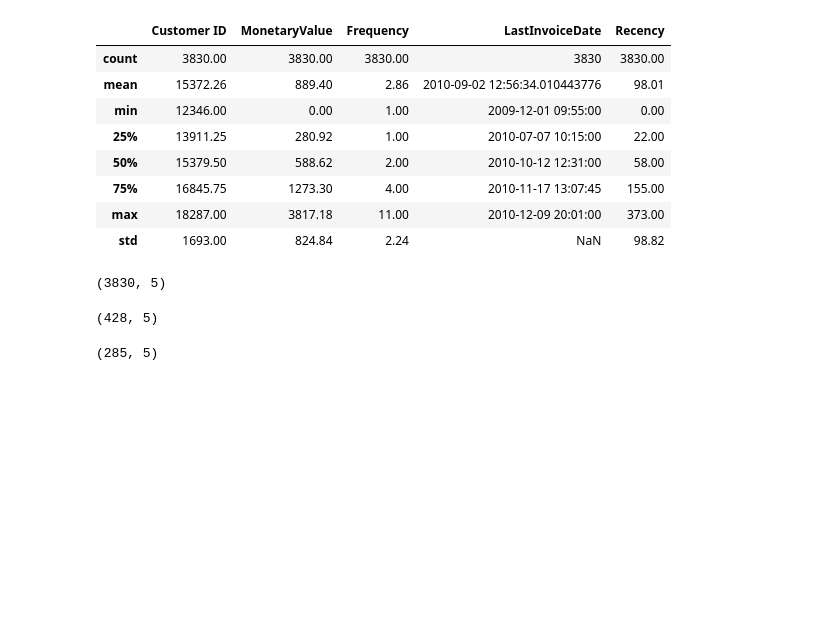
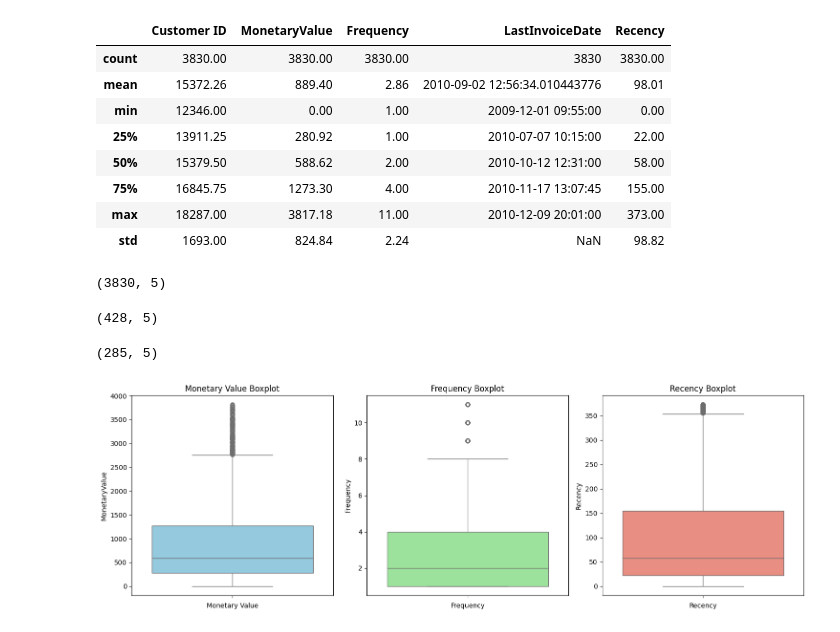
Before and after one commit to shafnybuilds/online-retail-data-clustering, a Jupyter notebook: notebooks/clustering.ipynb, the cells around one changed output. Drawn from its saved outputs; the diff is of its cells as text; code cells hidden in the pictures; blank space fills up the shorter version.

Commit message:
visualization 2

```diff
--- a/notebooks/clustering.ipynb
+++ b/notebooks/clustering.ipynb
@@ -455,3 +455,25 @@ monetory_outliers_df.shape
 frequency_outliers_df.shape
 # %% [output]
 (285, 5)
+# %%
+plt.figure(figsize=(15, 5))
+
+plt.subplot(1, 3, 1)
+sns.boxplot(data=non_outliers_df['MonetaryValue'], color='skyblue')
+plt.title('Monetary Value Boxplot')
+plt.xlabel('Monetary Value')
+
+plt.subplot(1, 3, 2)
+sns.boxplot(data=non_outliers_df['Frequency'], color='lightgreen')
+plt.title('Frequency Boxplot')
+plt.xlabel('Frequency')
+
+plt.subplot(1, 3, 3)
+sns.boxplot(data=non_outliers_df['Recency'], color='salmon')
+plt.title('Recency Boxplot')
+plt.xlabel('Recency')
+
+plt.tight_layout()
+plt.show()
+# %% [output]
+[figure, added]
```
Also changed, not shown: parts of 6 cells of this notebook.
